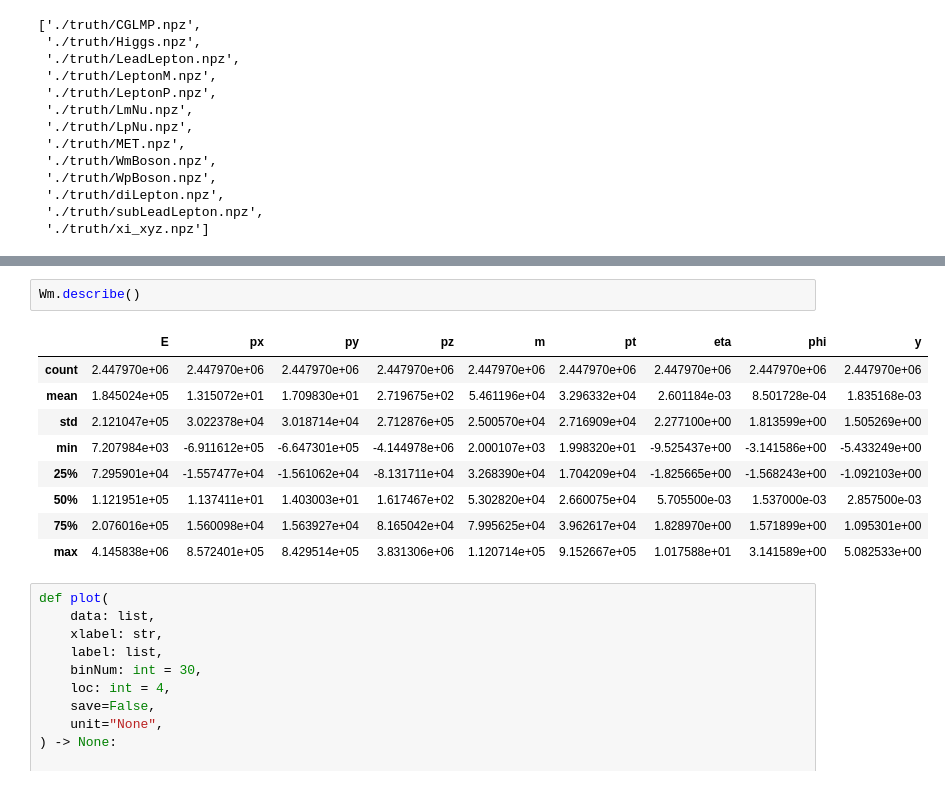
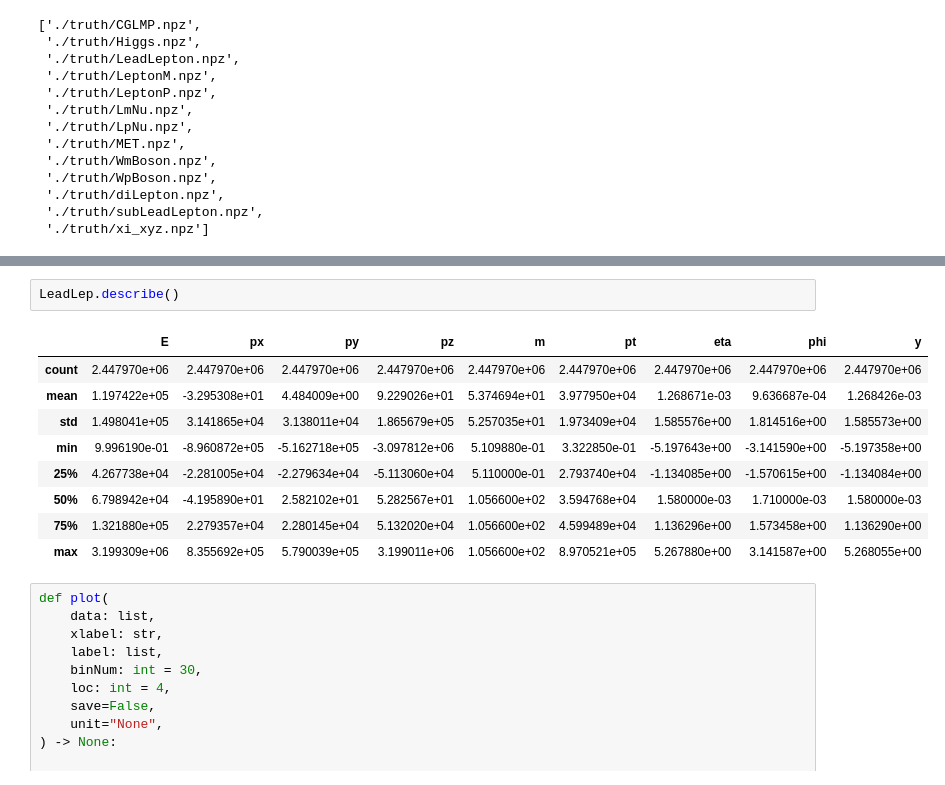
Before and after one commit to yygarypeng/Bell-Analysis, a Jupyter notebook: TRUTH3_dump_CutAnalysis/truth-analysis.ipynb, the cells around one changed output, grey strips where cells are left out. Saved outputs shown, nothing was run; the diff lists cells and outputs as text.

```diff
--- a/TRUTH3_dump_CutAnalysis/truth-analysis.ipynb
+++ b/TRUTH3_dump_CutAnalysis/truth-analysis.ipynb
@@ -97,15 +97,15 @@ gc.collect()
 # %%
-Wm.describe()
+LeadLep.describe()
 # %% [output]
 |  | E | px | py | pz | m | pt | eta | phi | y |
 | count | 2.447970e+06 | 2.447970e+06 | 2.447970e+06 | 2.447970e+06 | 2.447970e+06 | 2.447970e+06 | 2.447970e+06 | 2.447970e+06 | 2.447970e+06 |
-| mean | 1.845024e+05 | 1.315072e+01 | 1.709830e+01 | 2.719675e+02 | 5.461196e+04 | 3.296332e+04 | 2.601184e-03 | 8.501728e-04 | 1.835168e-03 |
-| std | 2.121047e+05 | 3.022378e+04 | 3.018714e+04 | 2.712876e+05 | 2.500570e+04 | 2.716909e+04 | 2.277100e+00 | 1.813599e+00 | 1.505269e+00 |
-| min | 7.207984e+03 | -6.911612e+05 | -6.647301e+05 | -4.144978e+06 | 2.000107e+03 | 1.998320e+01 | -9.525437e+00 | -3.141586e+00 | -5.433249e+00 |
-| 25% | 7.295901e+04 | -1.557477e+04 | -1.561062e+04 | -8.131711e+04 | 3.268390e+04 | 1.704209e+04 | -1.825665e+00 | -1.568243e+00 | -1.092103e+00 |
-| 50% | 1.121951e+05 | 1.137411e+01 | 1.403003e+01 | 1.617467e+02 | 5.302820e+04 | 2.660075e+04 | 5.705500e-03 | 1.537000e-03 | 2.857500e-03 |
-| 75% | 2.076016e+05 | 1.560098e+04 | 1.563927e+04 | 8.165042e+04 | 7.995625e+04 | 3.962617e+04 | 1.828970e+00 | 1.571899e+00 | 1.095301e+00 |
-| max | 4.145838e+06 | 8.572401e+05 | 8.429514e+05 | 3.831306e+06 | 1.120714e+05 | 9.152667e+05 | 1.017588e+01 | 3.141589e+00 | 5.082533e+00 |
+| mean | 1.197422e+05 | -3.295308e+01 | 4.484009e+00 | 9.229026e+01 | 5.374694e+01 | 3.977950e+04 | 1.268671e-03 | 9.636687e-04 | 1.268426e-03 |
+| std | 1.498041e+05 | 3.141865e+04 | 3.138011e+04 | 1.865679e+05 | 5.257035e+01 | 1.973409e+04 | 1.585576e+00 | 1.814516e+00 | 1.585573e+00 |
+| min | 9.996190e-01 | -8.960872e+05 | -5.162718e+05 | -3.097812e+06 | 5.109880e-01 | 3.322850e-01 | -5.197643e+00 | -3.141590e+00 | -5.197358e+00 |
+| 25% | 4.267738e+04 | -2.281005e+04 | -2.279634e+04 | -5.113060e+04 | 5.110000e-01 | 2.793740e+04 | -1.134085e+00 | -1.570615e+00 | -1.134084e+00 |
+| 50% | 6.798942e+04 | -4.195890e+01 | 2.582102e+01 | 5.282567e+01 | 1.056600e+02 | 3.594768e+04 | 1.580000e-03 | 1.710000e-03 | 1.580000e-03 |
+| 75% | 1.321880e+05 | 2.279357e+04 | 2.280145e+04 | 5.132020e+04 | 1.056600e+02 | 4.599489e+04 | 1.136296e+00 | 1.573458e+00 | 1.136290e+00 |
+| max | 3.199309e+06 | 8.355692e+05 | 5.790039e+05 | 3.199011e+06 | 1.056600e+02 | 8.970521e+05 | 5.267880e+00 | 3.141587e+00 | 5.268055e+00 |
 # %%
 def plot(
     data: list,
```
Also changed, not shown: parts of 10 cells of this notebook.
